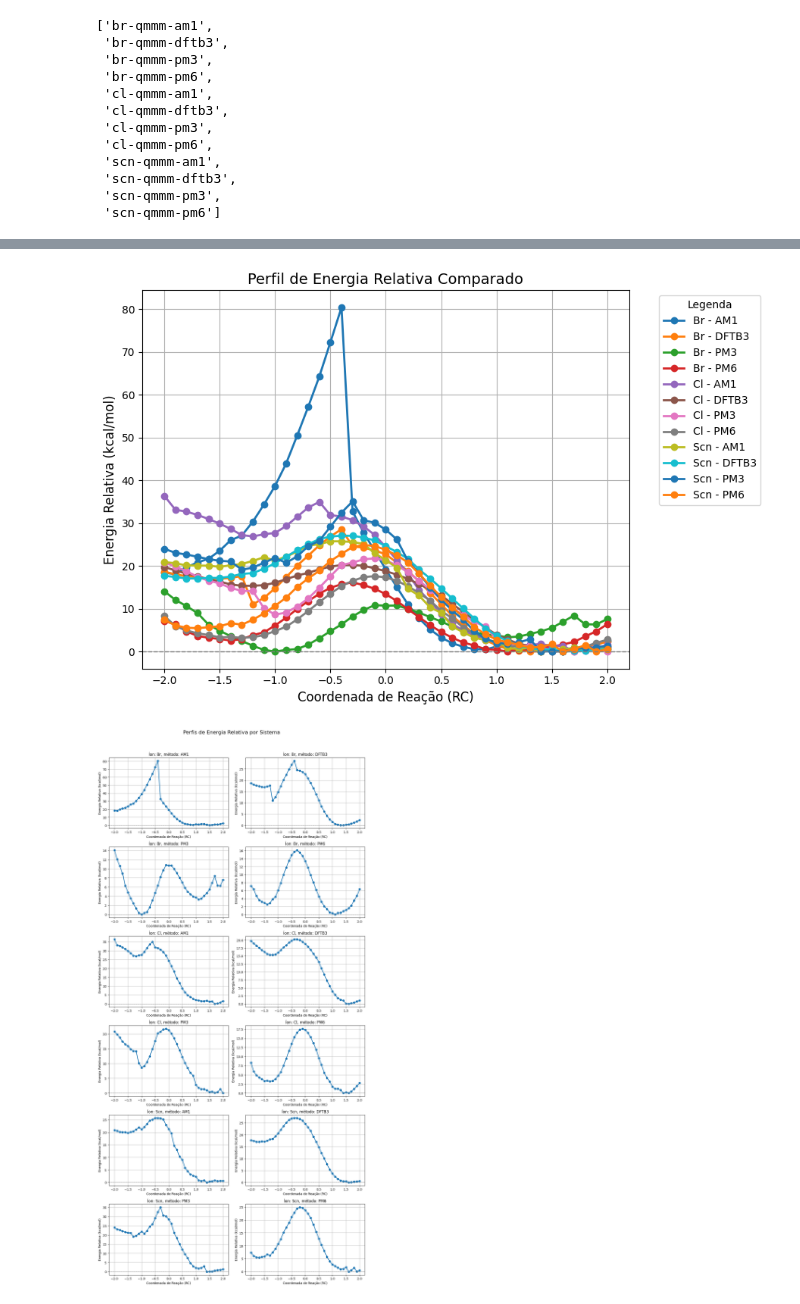
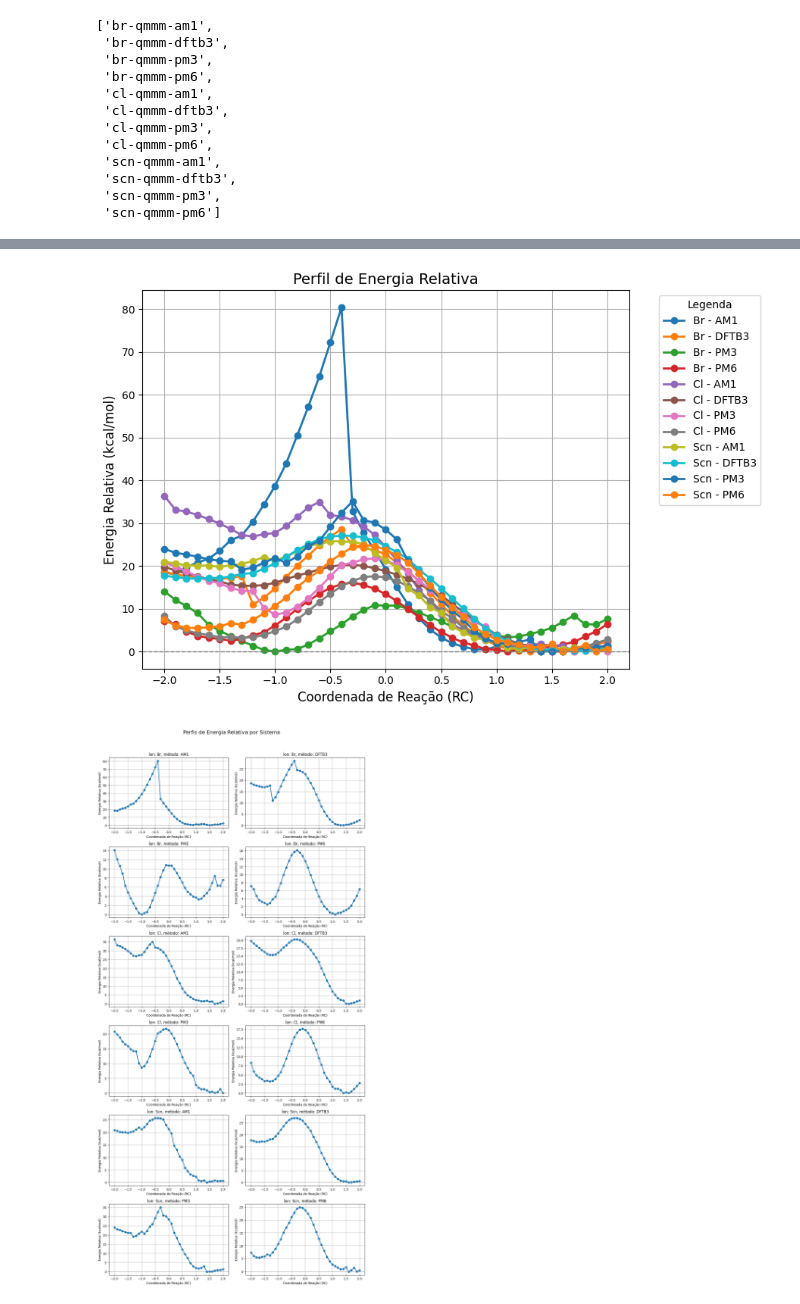
Before and after one commit to julianaAuzier/MCRE, a Jupyter notebook: Plots.ipynb, the cells around one changed output, grey strips where cells are left out. Saved outputs shown, nothing was run; the diff lists cells and outputs as text; code cells hidden in the pictures.

```diff
--- a/Plots.ipynb
+++ b/Plots.ipynb
@@ -23,7 +25,7 @@ path
 # %%
 num_systems = len(path)
 rows = (num_systems + 1) // 2
-cols = 2 if num_systems > 1 else 1
+cols = 3 if num_systems > 1 else 1
 
 fig, axes = plt.subplots(rows, cols, figsize=(12, 4 * rows))
 fig.suptitle("Energia ao longo da minimização inicial por sistema", fontsize=16, y=1.02)
@@ -67,33 +69,33 @@ plt.show()
 # %%
 plt.figure(figsize=(9, 6))
 
 colors = plt.cm.viridis(np.linspace(0, 1, len(path)))
 
 for i, current_path in enumerate(path):
     df = pd.read_csv(f"{current_path}/energies.dat", sep='\t')
 
     min_energy = df["EAMBER"].min()
     df["E_relativa"] = df["EAMBER"] - min_energy
 
     plt.plot(
         df["RC"],
         df["E_relativa"],
         marker='o',
         linewidth=2,
         label=f"{current_path.split('-')[0].title()} - {current_path.split('-')[-1].upper()}",
         #color=colors[i]  # Usa cores diferentes
     )
 
 plt.xlabel("Coordenada de Reação (RC)", fontsize=12)
 plt.ylabel("Energia Relativa (kcal/mol)", fontsize=12)
-plt.title("Perfil de Energia Relativa Comparado", fontsize=14)
+plt.title("Perfil de Energia Relativa", fontsize=14)
 plt.axhline(0, linestyle='--', color='gray', linewidth=1)
 plt.grid(True)
 plt.legend(title="Legenda", bbox_to_anchor=(1.05, 1), loc='upper left')
 plt.tight_layout()
 plt.show()
 # %% [output]
-[figure, old version]
+[figure, new version]
 # %%
 num_systems = len(path)
 rows = (num_systems + 1) // 2
```
Also changed, not shown: parts of 20 cells of this notebook.
